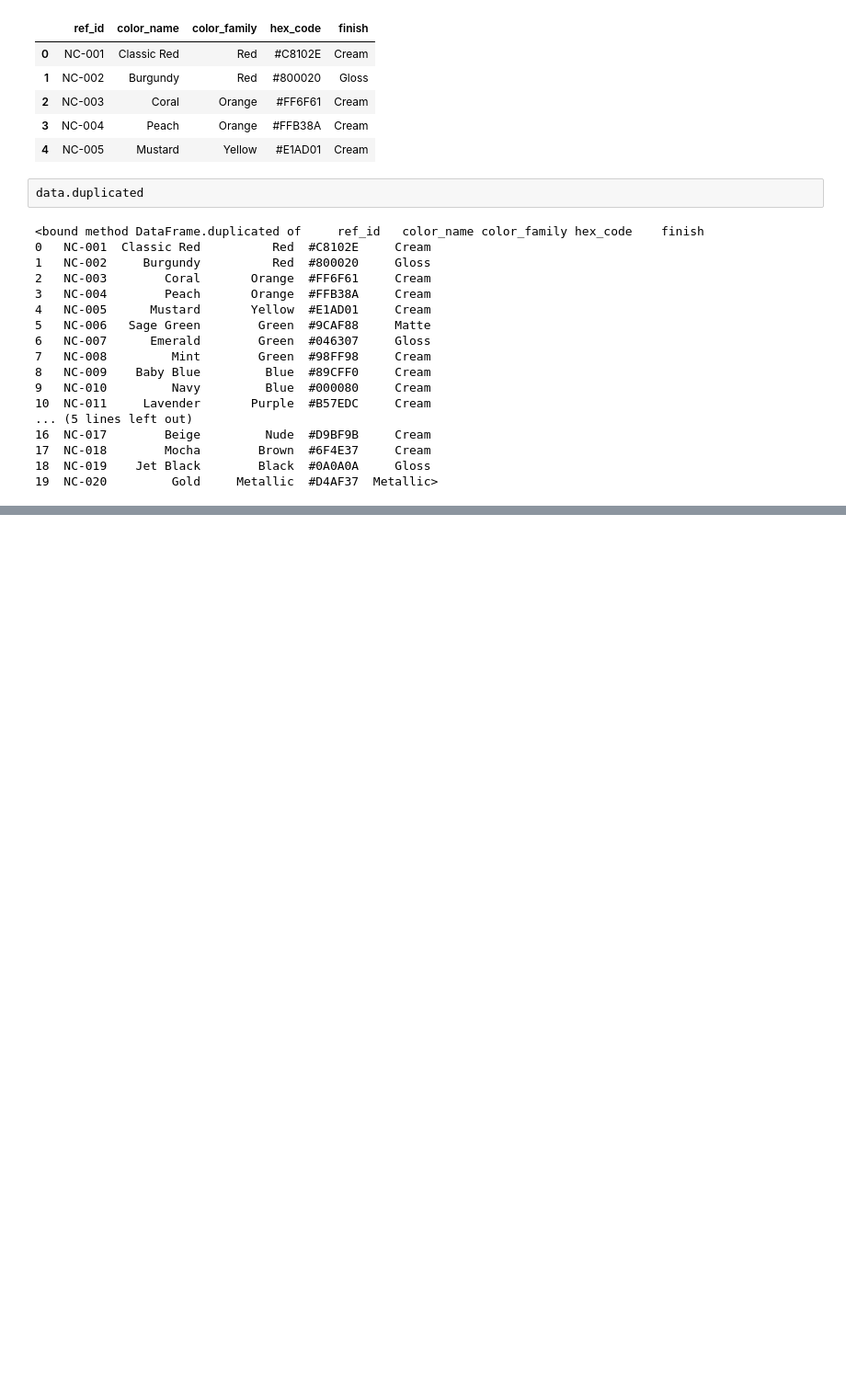
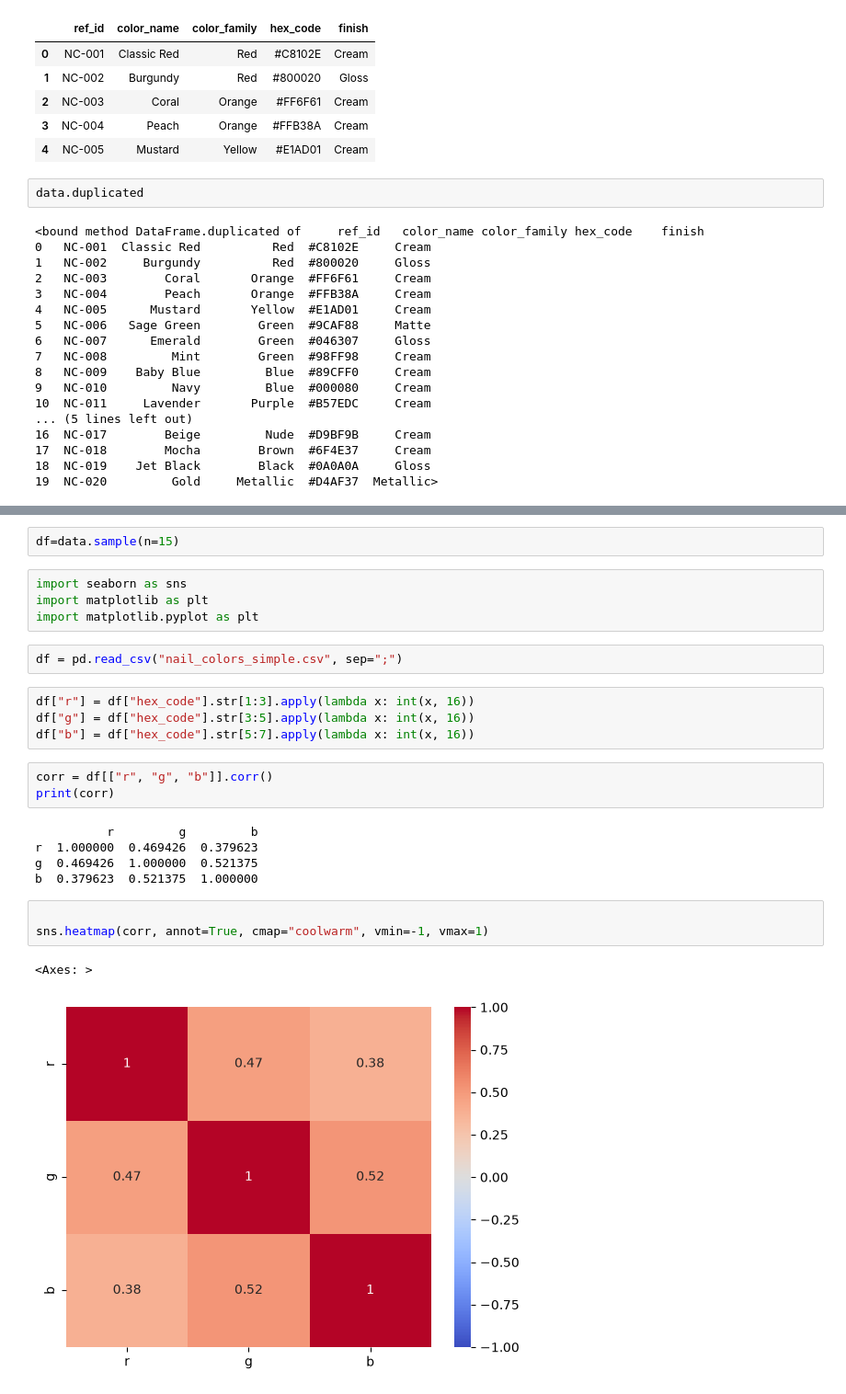
Before and after one commit to narimane-ach/ML-Project, a Jupyter notebook: nail.ipynb, the cells around one changed output, grey strips where cells are left out. Shown at 92% size. Drawn from its saved outputs; the diff is of its cells as text; blank space fills up the shorter version.

```diff
--- a/nail.ipynb
+++ b/nail.ipynb
@@ -84,0 +85,26 @@ data.shape
+# %%
+df=data.sample(n=15)
+# %%
+import seaborn as sns
+import matplotlib as plt
+import matplotlib.pyplot as plt
+# %%
+df = pd.read_csv("nail_colors_simple.csv", sep=";")
+# %%
+df["r"] = df["hex_code"].str[1:3].apply(lambda x: int(x, 16))
+df["g"] = df["hex_code"].str[3:5].apply(lambda x: int(x, 16))
+df["b"] = df["hex_code"].str[5:7].apply(lambda x: int(x, 16))
+# %%
+corr = df[["r", "g", "b"]].corr()
+print(corr)
+# %% [output]
+          r         g         b
+r  1.000000  0.469426  0.379623
+g  0.469426  1.000000  0.521375
+b  0.379623  0.521375  1.000000
+# %%
+
+sns.heatmap(corr, annot=True, cmap="coolwarm", vmin=-1, vmax=1)
+# %% [output]
+<Axes: >
+[figure, added]
```
Also changed, not shown: parts of 5 cells of this notebook.
